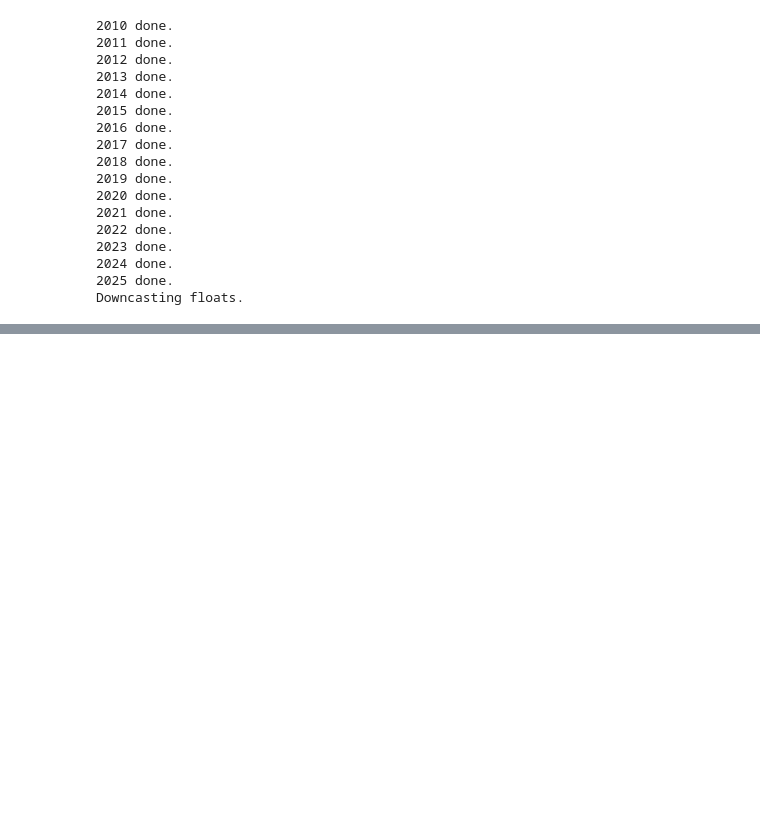
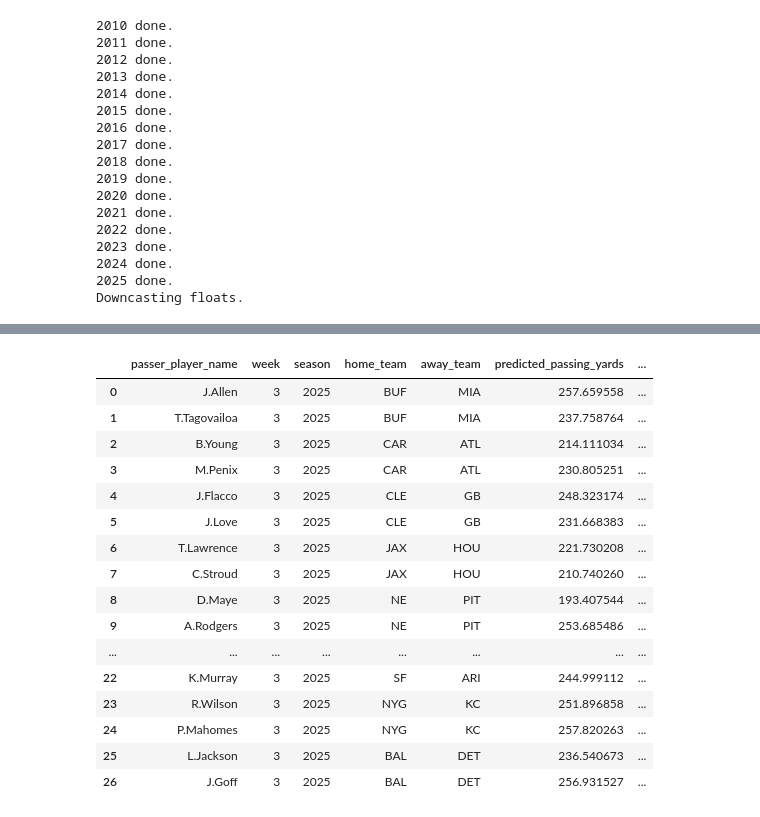
Before and after one commit to racurry1993/TetheredAI, a Jupyter notebook: NFL/Prediction_Next_Games.ipynb, the cells around one changed output, grey strips where cells are left out. Drawn from its saved outputs; the diff is of its cells as text; code cells hidden in the pictures; blank space fills up the shorter version.

```diff
--- a/NFL/Prediction_Next_Games.ipynb
+++ b/NFL/Prediction_Next_Games.ipynb
@@ -229,6 +229,8 @@ Downcasting floats.
 # %%
 import joblib
 import numpy as np
+
+week_num = 3
 
 # Step 1: Load the saved model from the .joblib file.
 try:
@@ -246,7 +248,7 @@ except FileNotFoundError:
 # We need to filter for Week 1 games and merge them with the most recent player and defensive stats.
 
 # Filter for Week 1 games from the schedule data.
-week_1_games = schedule_df_final[schedule_df_final['week'] == 2].copy()
+week_1_games = schedule_df_final[schedule_df_final['week'] == week_num].copy()
 
 # A helper function to find the most recent stats for a player or team
 def get_most_recent_stats(df, name, name_col, team_col, team):
@@ -367,12 +369,12 @@ X_predict = pd.concat([prediction_info, X_predict], axis=1)
 # Step 6: Join the original player/team names back to the predictions DataFrame.
 X_predict = pd.concat([prediction_info, X_predict], axis=1)
 # Step 6: Display the results.
-print("\nWeek 1 Predictions with Passer Names:")
+print(f"\nWeek {week_num} Predictions with Passer Names:")
 #print(X_predict[['passer_player_name', 'home_team', 'away_team', 'predicted_passing_yards', 'ci_lower_bound', 'ci_upper_bound']])
 print(X_predict[['passer_player_name', 'home_team', 'away_team', 'predicted_passing_yards','predicted_passing_yards_Q10','predicted_passing_yards_Q50','predicted_passing_yards_Q90','interval_range']])
 
 from datetime import datetime
-X_predict[['passer_player_name', 'home_team', 'away_team', 'predicted_passing_yards','predicted_passing_yards_Q10','predicted_passing_yards_Q50','predicted_passing_yards_Q90','interval_range']].to_csv(fr"{datetime.today().strftime('%Y-%m-%d')}_predictions_passing.csv", index=False)
+X_predict[['passer_player_name', 'week','season', 'home_team', 'away_team', 'predicted_passing_yards','predicted_passing_yards_Q10','predicted_passing_yards_Q50','predicted_passing_yards_Q90','interval_range']].to_csv(fr"Preds\{datetime.today().strftime('%Y-%m-%d')}_predictions_passing_{week_num}.csv", index=False)
 # %% [output]
 Model loaded successfully.
 
@@ -393,0 +396,2 @@ Week 1 Predictions with Passer Names:
+# %%
+X_predict = X_predict.loc[:, ~X_predict.columns.duplicated()]
@@ -393,0 +405,26 @@ Week 1 Predictions with Passer Names:
+# %%
+hist = pd.read_csv(fr"historical_evaluation_{datetime.today().strftime('%Y-%m-%d')}.csv")
+hist = hist.groupby('passer_player_name', as_index=False).agg({'passing_yds_var':'mean', 'season':'count'}).reset_index()
+hist.rename({'season':'num_games'}, inplace=True, axis=1)
+hist = X_predict[['passer_player_name', 'week','season', 'home_team', 'away_team', 'predicted_passing_yards','predicted_passing_yards_Q10','predicted_passing_yards_Q50','predicted_passing_yards_Q90','interval_range']].merge(hist, on=['passer_player_name'])
+hist.to_csv(r'hist_eval.csv')
+# %%
+hist
+# %% [output]
+|  | passer_player_name | week | season | home_team | away_team | predicted_passing_yards | ... |
+| 0 | J.Allen | 3 | 2025 | BUF | MIA | 257.659558 | ... |
+| 1 | T.Tagovailoa | 3 | 2025 | BUF | MIA | 237.758764 | ... |
+| 2 | B.Young | 3 | 2025 | CAR | ATL | 214.111034 | ... |
+| 3 | M.Penix | 3 | 2025 | CAR | ATL | 230.805251 | ... |
+| 4 | J.Flacco | 3 | 2025 | CLE | GB | 248.323174 | ... |
+| 5 | J.Love | 3 | 2025 | CLE | GB | 231.668383 | ... |
+| 6 | T.Lawrence | 3 | 2025 | JAX | HOU | 221.730208 | ... |
+| 7 | C.Stroud | 3 | 2025 | JAX | HOU | 210.740260 | ... |
+| 8 | D.Maye | 3 | 2025 | NE | PIT | 193.407544 | ... |
+| 9 | A.Rodgers | 3 | 2025 | NE | PIT | 253.685486 | ... |
+| ... | ... | ... | ... | ... | ... | ... | ... |
+| 22 | K.Murray | 3 | 2025 | SF | ARI | 244.999112 | ... |
+| 23 | R.Wilson | 3 | 2025 | NYG | KC | 251.896858 | ... |
+| 24 | P.Mahomes | 3 | 2025 | NYG | KC | 257.820263 | ... |
+| 25 | L.Jackson | 3 | 2025 | BAL | DET | 236.540673 | ... |
+| 26 | J.Goff | 3 | 2025 | BAL | DET | 256.931527 | ... |
```
Also changed, not shown: parts of 2 cells of this notebook, 16 other files.
